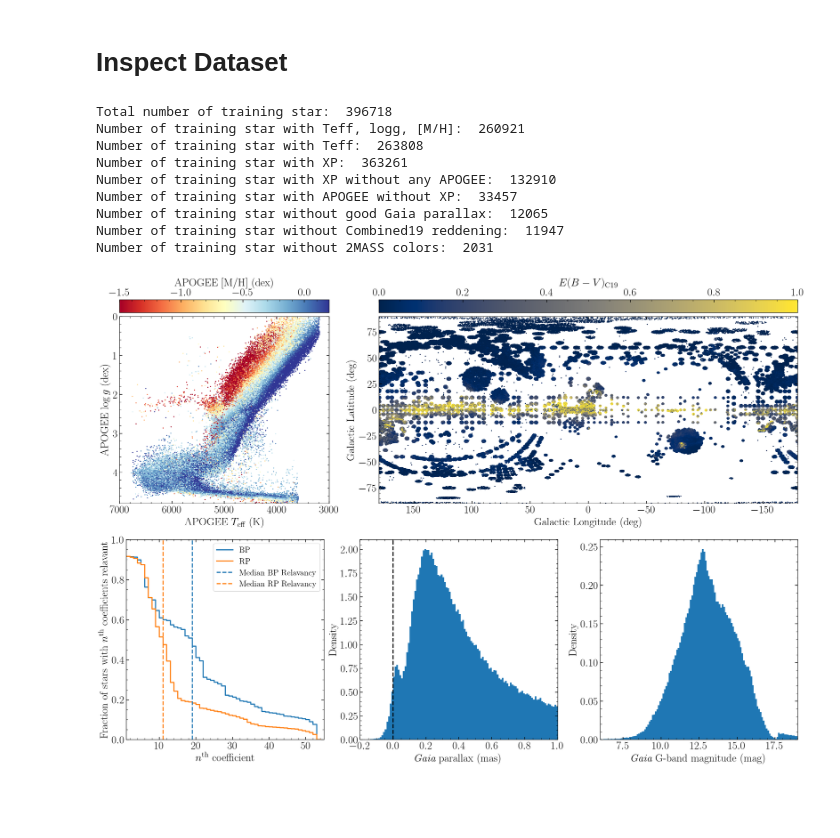
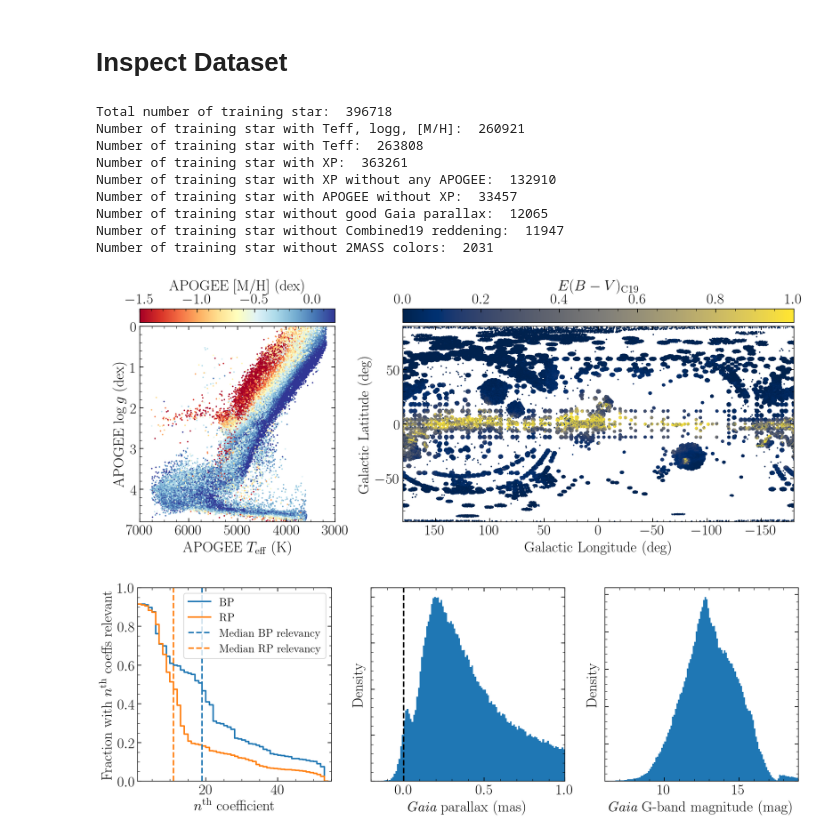
Before and after one commit to henrysky/astroNN_stars_foundation, a Jupyter notebook: Dataset_Reduction.ipynb, the cells around one changed output. Saved outputs shown, nothing was run; the diff lists cells and outputs as text; code cells hidden in the pictures; blank space fills up the shorter version.

Commit message:
more figures update

```diff
--- a/Dataset_Reduction.ipynb
+++ b/Dataset_Reduction.ipynb
@@ -382,21 +382,23 @@ print(
 #     "Number of testing star with XP: ",
 #     np.sum(~np.isnan(f_test["raw"]["xp_coeffs"][:, 0])),
 # )
-xp_relavancy = f_train["raw"]["xp_relevancy"][()]
-bp_relavancy = np.sum(xp_relavancy[:, :55], axis=1)
-rp_relavancy = np.sum(xp_relavancy[:, 55:], axis=1)
-bp_values, bp_base = np.histogram(bp_relavancy, range=(0, 55), bins=55)
-rp_values, rp_base = np.histogram(rp_relavancy, range=(0, 55), bins=55)
+xp_relevancy = f_train["raw"]["xp_relevancy"][()]
+bp_relevancy = np.sum(xp_relevancy[:, :55], axis=1)
+rp_relevancy = np.sum(xp_relevancy[:, 55:], axis=1)
+bp_values, bp_base = np.histogram(bp_relevancy, range=(0, 55), bins=55)
+rp_values, rp_base = np.histogram(rp_relevancy, range=(0, 55), bins=55)
 bp_cumulative = np.cumsum(bp_values)
 rp_cumulative = np.cumsum(rp_values)
 
-fig = plt.figure(constrained_layout=True, figsize=(18.0, 12.0))
-subfigs = fig.subfigures(2, 1)
+fig = plt.figure(figsize=(16.0, 10))
+subfigs = fig.subfigures(2, 1, hspace=0.02, height_ratios=[1.1, 1.])
 ax1, ax2 = subfigs[0].subplots(1, 2, gridspec_kw={"width_ratios": [1, 2]})
 ax3, ax4, ax5 = subfigs[1].subplots(1, 3, gridspec_kw={"width_ratios": [1, 1, 1]})
 
+# need to manually scale teff so matplotlib works properly...
+f = lambda teff: 4.8 * (np.asfarray(teff) - 3000) / 4000
 mappable = ax1.scatter(
-    f_train["raw"]["teff"],
+    f(f_train["raw"]["teff"]),
     f_train["raw"]["logg"],
     c=f_train["raw"]["m_h"],
     s=1,
@@ -405,8 +407,12 @@ mappable = ax1.scatter(
     cmap="RdYlBu",
     rasterized=True,
 )
-ax1.set_xlim(7000, 3000)
+ax1.set_xlim(4.8, 0.0)
 ax1.set_ylim(4.8, 0.0)
+ax1.set_xticks(f([3000, 4000, 5000, 6000, 7000]))
+ax1.set_xticklabels([3000, 4000, 5000, 6000, 7000])
+ax1.set_ylim(4.8, 0.0)
+ax1.set_aspect("equal", "box")
 ax1.set_xlabel("APOGEE $T_\mathrm{eff}$ (K)")
 ax1.set_ylabel("APOGEE $\log{g}$ (dex)")
 cbar = top_cbar(ax1, mappable, "APOGEE [M/H] (dex)")
@@ -423,13 +429,14 @@ mappable = ax2.scatter(
 )
 ax2.set_xlim(180, -180)
 ax2.set_ylim(-90, 90)
+ax2.set_aspect("equal", "box")
 ax2.set_xlabel("Galactic Longitude (deg)")
 ax2.set_ylabel("Galactic Latitude (deg)")
 cbar = top_cbar(ax2, mappable, "$E(B-V)_\mathrm{C19}$")
 
 ax3.plot(
     bp_base[:-1],
-    1 - bp_cumulative / len(bp_relavancy),
+    1 - bp_cumulative / len(bp_relevancy),
     drawstyle="steps-post",
     c="C0",
     lw=2,
@@ -437,18 +444,19 @@ ax3.plot(
 )
 ax3.plot(
     rp_base[:-1],
-    1 - rp_cumulative / len(rp_relavancy),
+    1 - rp_cumulative / len(rp_relevancy),
     drawstyle="steps-post",
     c="C1",
     lw=2,
     label="RP",
 )
-ax3.axvline(np.median(bp_relavancy), ls="--", lw=2, c="C0", label="Median BP Relavancy")
-ax3.axvline(np.median(rp_relavancy), ls="--", lw=2, c="C1", label="Median RP Relavancy")
+ax3.axvline(np.median(bp_relevancy), ls="--", lw=2, c="C0", label="Median BP relevancy")
+ax3.axvline(np.median(rp_relevancy), ls="--", lw=2, c="C1", label="Median RP relevancy")
 ax3.set_xlim(1, 55)
 ax3.set_ylim(0, 1)
+ax3.set_box_aspect(1)
 ax3.set_xlabel("$n^\mathrm{th}$ coefficient")
-ax3.set_ylabel("Fraction of stars with $n^\mathrm{th}$ coefficients relavant")
+ax3.set_ylabel("Fraction with $n^\mathrm{th}$ coeffs relevant")
 ax3.legend(loc="upper right")
 
 ax4.hist(
@@ -458,32 +466,36 @@ ax4.hist(
     density=True,
     rasterized=True,
 )
 ax4.axvline(0.0, ls="--", lw=2, c="k")
 ax4.set_xlim(-0.2, 1.0)
+ax4.set_yticklabels([])
+ax4.set_box_aspect(1)
 ax4.set_xlabel("$\\textit{Gaia}$ parallax (mas)")
 ax4.set_ylabel("Density")
 
 ax5.hist(
     f_train["raw"]["phot_g_mean_mag"][()],
     range=(6, 19),
     bins=130,
     density=True,
     rasterized=True,
 )
 ax5.axvline(0.0, ls="--", lw=2, c="k")
 ax5.set_xlim(6, 19)
+ax5.set_yticklabels([])
+ax5.set_box_aspect(1)
 ax5.set_xlabel("$\\textit{Gaia}$ G-band magnitude (mag)")
 ax5.set_ylabel("Density")
 
-fig.savefig("./figs/training_set.pdf", dpi=100, bbox_inches="tight")
+fig.savefig("./figs/training_set.pdf", dpi=200, bbox_inches="tight")
 # %% [output]
 Total number of training star:  396718
 Number of training star with Teff, logg, [M/H]:  260921
 Number of training star with Teff:  263808
 Number of training star with XP:  363261
 Number of training star with XP without any APOGEE:  132910
 Number of training star with APOGEE without XP:  33457
 Number of training star without good Gaia parallax:  12065
 Number of training star without Combined19 reddening:  11947
 Number of training star without 2MASS colors:  2031
-[figure, old version]
+[figure, new version]
```
Also changed, not shown: 9 other files.
